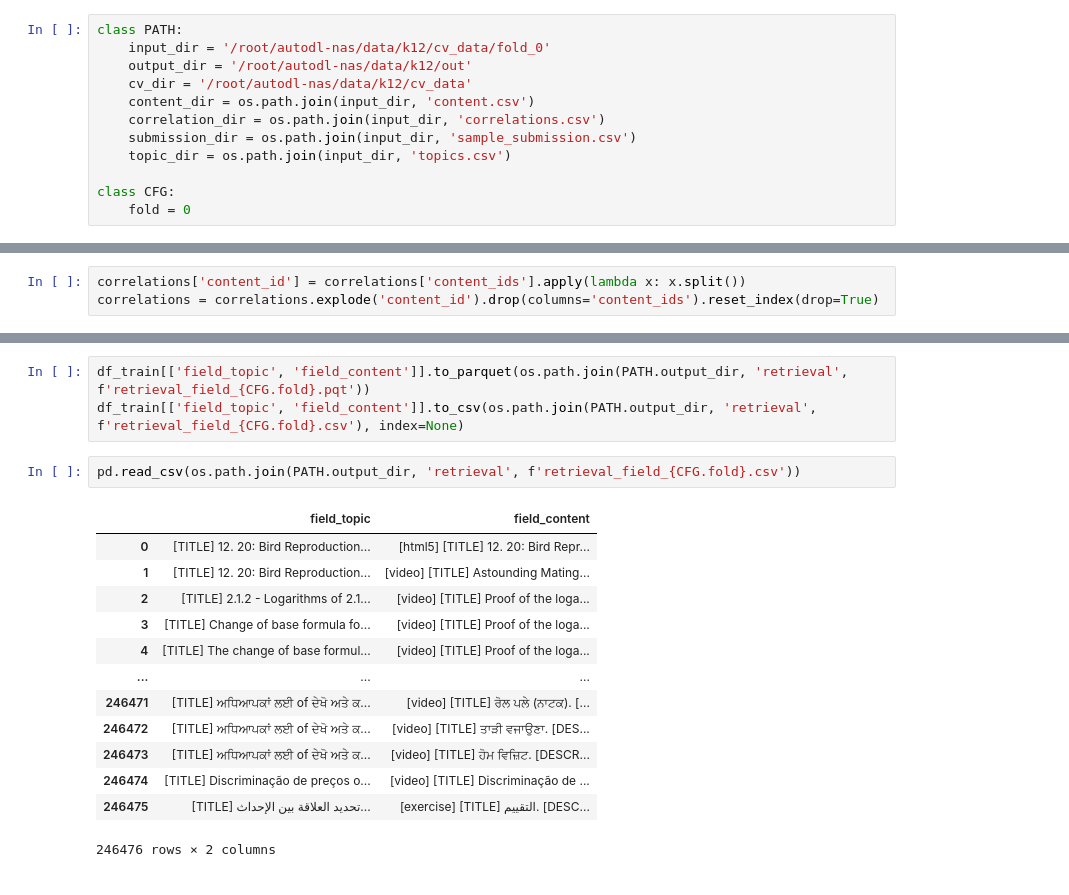
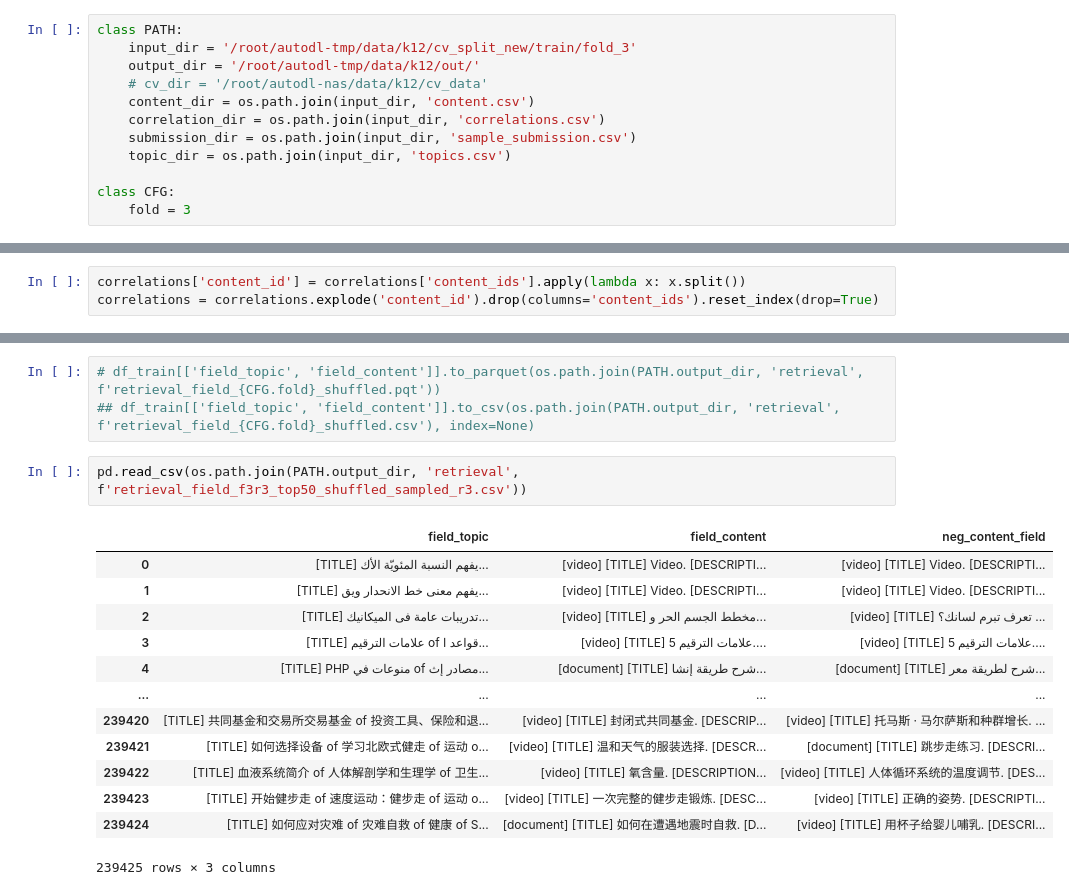
Before and after one commit to Kaggle-Competitions-Code/k12-curriculum-recommendations, a Jupyter notebook: notebook/retrieval_data.ipynb, the cells around one changed output, grey strips where cells are left out. Drawn from its saved outputs; the diff is of its cells as text.

```diff
--- a/notebook/retrieval_data.ipynb
+++ b/notebook/retrieval_data.ipynb
@@ -19,16 +19,16 @@ from transformers import get_cosine_schedule_with_warmup, DataCollatorWithPaddin
 device = torch.device('cuda') if torch.cuda.is_available() else 'cpu'
 # %%
 class PATH:
-    input_dir = '/root/autodl-nas/data/k12/cv_data/fold_0'
-    output_dir = '/root/autodl-nas/data/k12/out'
-    cv_dir = '/root/autodl-nas/data/k12/cv_data'
+    input_dir = '/root/autodl-tmp/data/k12/cv_split_new/train/fold_3'
+    output_dir = '/root/autodl-tmp/data/k12/out/'
+    # cv_dir = '/root/autodl-nas/data/k12/cv_data'
     content_dir = os.path.join(input_dir, 'content.csv')
     correlation_dir = os.path.join(input_dir, 'correlations.csv')
     submission_dir = os.path.join(input_dir, 'sample_submission.csv')
     topic_dir = os.path.join(input_dir, 'topics.csv')
 
 class CFG:
-    fold = 0
+    fold = 3
 # %% [markdown]
 ## Text Field Features
 # %%
@@ -94,19 +202,19 @@ df_train.to_parquet(os.path.join(PATH.output_dir, 'retrieval', f'retrieval_{CFG.
 # %%
-df_train[['field_topic', 'field_content']].to_parquet(os.path.join(PATH.output_dir, 'retrieval', f'retrieval_field_{CFG.fold}.pqt'))
-df_train[['field_topic', 'field_content']].to_csv(os.path.join(PATH.output_dir, 'retrieval', f'retrieval_field_{CFG.fold}.csv'), index=None)
+# df_train[['field_topic', 'field_content']].to_parquet(os.path.join(PATH.output_dir, 'retrieval', f'retrieval_field_{CFG.fold}_shuffled.pqt'))
+## df_train[['field_topic', 'field_content']].to_csv(os.path.join(PATH.output_dir, 'retrieval', f'retrieval_field_{CFG.fold}_shuffled.csv'), index=None)
 # %%
-pd.read_csv(os.path.join(PATH.output_dir, 'retrieval', f'retrieval_field_{CFG.fold}.csv'))
+pd.read_csv(os.path.join(PATH.output_dir, 'retrieval', f'retrieval_field_f3r3_top50_shuffled_sampled_r3.csv'))
 # %% [output]
-|  | field_topic | field_content |
-| 0 | [TITLE] 12. 20: Bird Reproduction... | [html5] [TITLE] 12. 20: Bird Repr... |
-| 1 | [TITLE] 12. 20: Bird Reproduction... | [video] [TITLE] Astounding Mating... |
-| 2 | [TITLE] 2.1.2 - Logarithms of 2.1... | [video] [TITLE] Proof of the loga... |
-| 3 | [TITLE] Change of base formula fo... | [video] [TITLE] Proof of the loga... |
-| 4 | [TITLE] The change of base formul... | [video] [TITLE] Proof of the loga... |
-| ... | ... | ... |
-| 246471 | [TITLE] ਅਧਿਆਪਕਾਂ ਲਈ of ਦੇਖੋ ਅਤੇ ਕ... | [video] [TITLE] ਰੋਲ ਪਲੇ (ਨਾਟਕ). [... |
-| 246472 | [TITLE] ਅਧਿਆਪਕਾਂ ਲਈ of ਦੇਖੋ ਅਤੇ ਕ... | [video] [TITLE] ਤਾੜੀ ਵਜਾਉਣਾ. [DES... |
-| 246473 | [TITLE] ਅਧਿਆਪਕਾਂ ਲਈ of ਦੇਖੋ ਅਤੇ ਕ... | [video] [TITLE] ਹੋਮ ਵਿਜ਼ਿਟ. [DESCR... |
-| 246474 | [TITLE] Discriminação de preços o... | [video] [TITLE] Discriminação de ... |
-| 246475 | [TITLE] تحديد العلاقة بين الإحداث... | [exercise] [TITLE] التقييم. [DESC... |
+|  | field_topic | field_content | neg_content_field |
+| 0 | [TITLE] يفهم النسبة المئويّة الأك... | [video] [TITLE] Video. [DESCRIPTI... | [video] [TITLE] Video. [DESCRIPTI... |
+| 1 | [TITLE] يفهم معنى خط الانحدار ويق... | [video] [TITLE] Video. [DESCRIPTI... | [video] [TITLE] Video. [DESCRIPTI... |
+| 2 | [TITLE] تدريبات عامة فى الميكانيك... | [video] [TITLE] مخطط الجسم الحر و... | [video] [TITLE] تعرف تبرم لسانك؟ ... |
+| 3 | [TITLE] علامات الترقيم of قواعد ا... | [video] [TITLE] علامات الترقيم 5.... | [video] [TITLE] علامات الترقيم 5.... |
+| 4 | [TITLE] PHP منوعات في of مصادر إث... | [document] [TITLE] شرح طريقة إنشا... | [document] [TITLE] شرح لطريقة معر... |
+| ... | ... | ... | ... |
+| 239420 | [TITLE] 共同基金和交易所交易基金 of 投资工具、保险和退... | [video] [TITLE] 封闭式共同基金. [DESCRIP... | [video] [TITLE] 托马斯 · 马尔萨斯和种群增长. ... |
+| 239421 | [TITLE] 如何选择设备 of 学习北欧式健走 of 运动 o... | [video] [TITLE] 温和天气的服装选择. [DESCR... | [document] [TITLE] 跳步走练习. [DESCRI... |
+| 239422 | [TITLE] 血液系统简介 of 人体解剖学和生理学 of 卫生... | [video] [TITLE] 氧含量. [DESCRIPTION... | [video] [TITLE] 人体循环系统的温度调节. [DES... |
+| 239423 | [TITLE] 开始健步走 of 速度运动：健步走 of 运动 o... | [video] [TITLE] 一次完整的健步走锻炼. [DESC... | [video] [TITLE] 正确的姿势. [DESCRIPTI... |
+| 239424 | [TITLE] 如何应对灾难 of 灾难自救 of 健康 of S... | [document] [TITLE] 如何在遭遇地震时自救. [D... | [video] [TITLE] 用杯子给婴儿哺乳. [DESCRI... |
-246476 rows × 2 columns
+239425 rows × 3 columns
```
Also changed, not shown: parts of 14 cells of this notebook, 8 other files.
